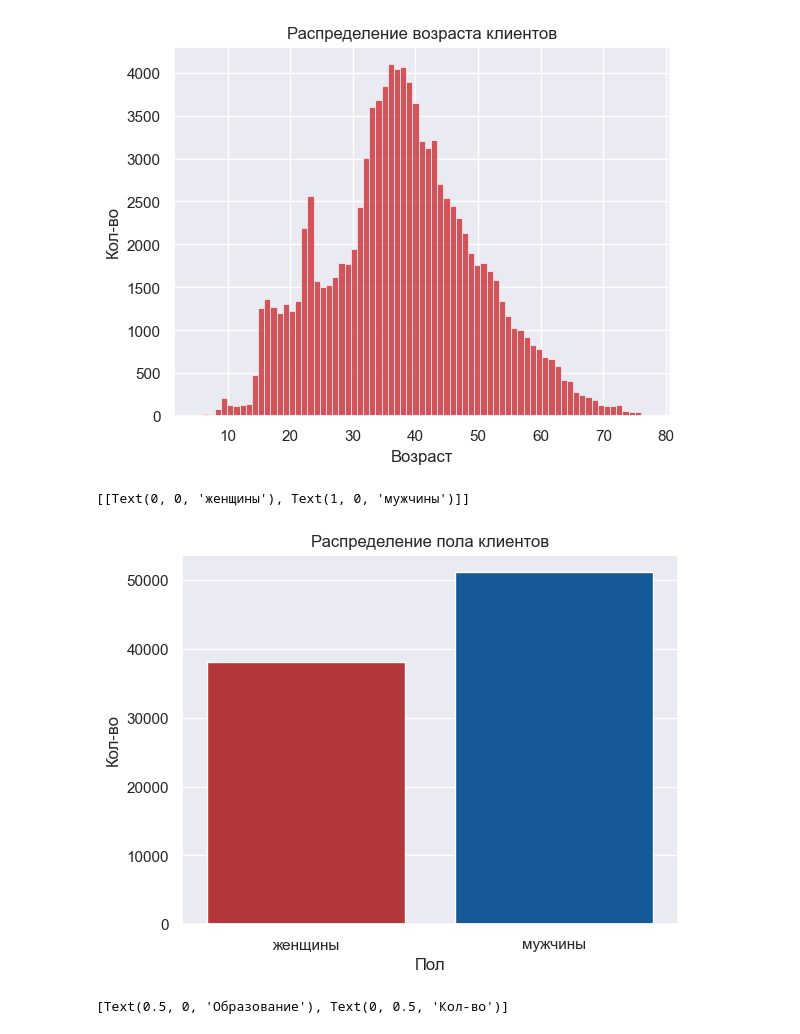
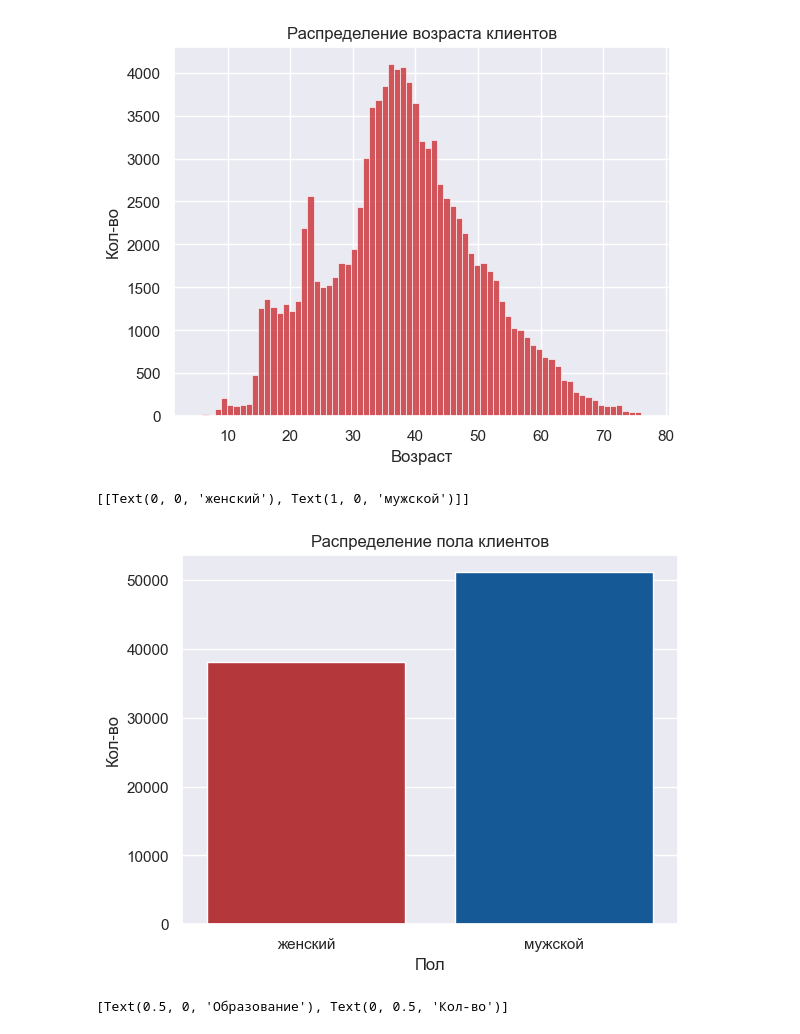
Before and after one commit to Dimayo/sporting_store, a Jupyter notebook: research.ipynb, the cells around one changed output. Cells and saved outputs as stored; diff of their text form; code cells hidden in the pictures.

```diff
--- a/research.ipynb
+++ b/research.ipynb
@@ -156,12 +156,12 @@ ax.set(xlabel='Возраст', ylabel='Кол-во')
 # %%
 fig,ax = plt.subplots()
 sns.countplot(x = df_clients['gender'],palette=['#C92228',"#005AAB"])
 ax.set_title('Распределение пола клиентов')
 ax.set(xlabel='Пол', ylabel='Кол-во')
-ax.set(xticklabels=['женщины', 'мужчины'])
+ax.set(xticklabels=['женский', 'мужской'])
 # %% [output]
-[[Text(0, 0, 'женщины'), Text(1, 0, 'мужчины')]]
+[[Text(0, 0, 'женский'), Text(1, 0, 'мужской')]]
-[figure, old version]
+[figure, new version]
 # %%
 fig,ax = plt.subplots()
 sns.countplot(x = df_clients['education'],palette=['#C92228',"#005AAB"])
```
